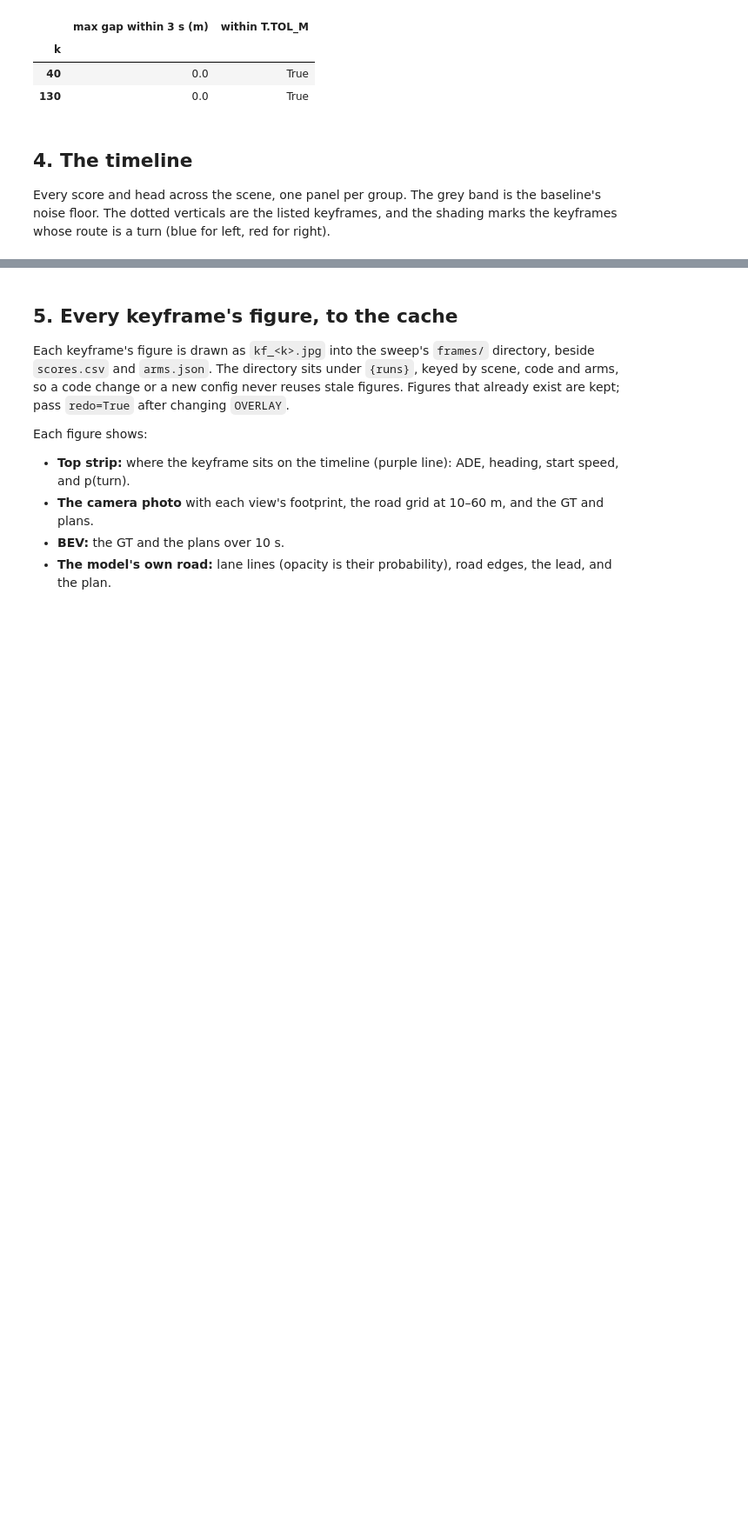
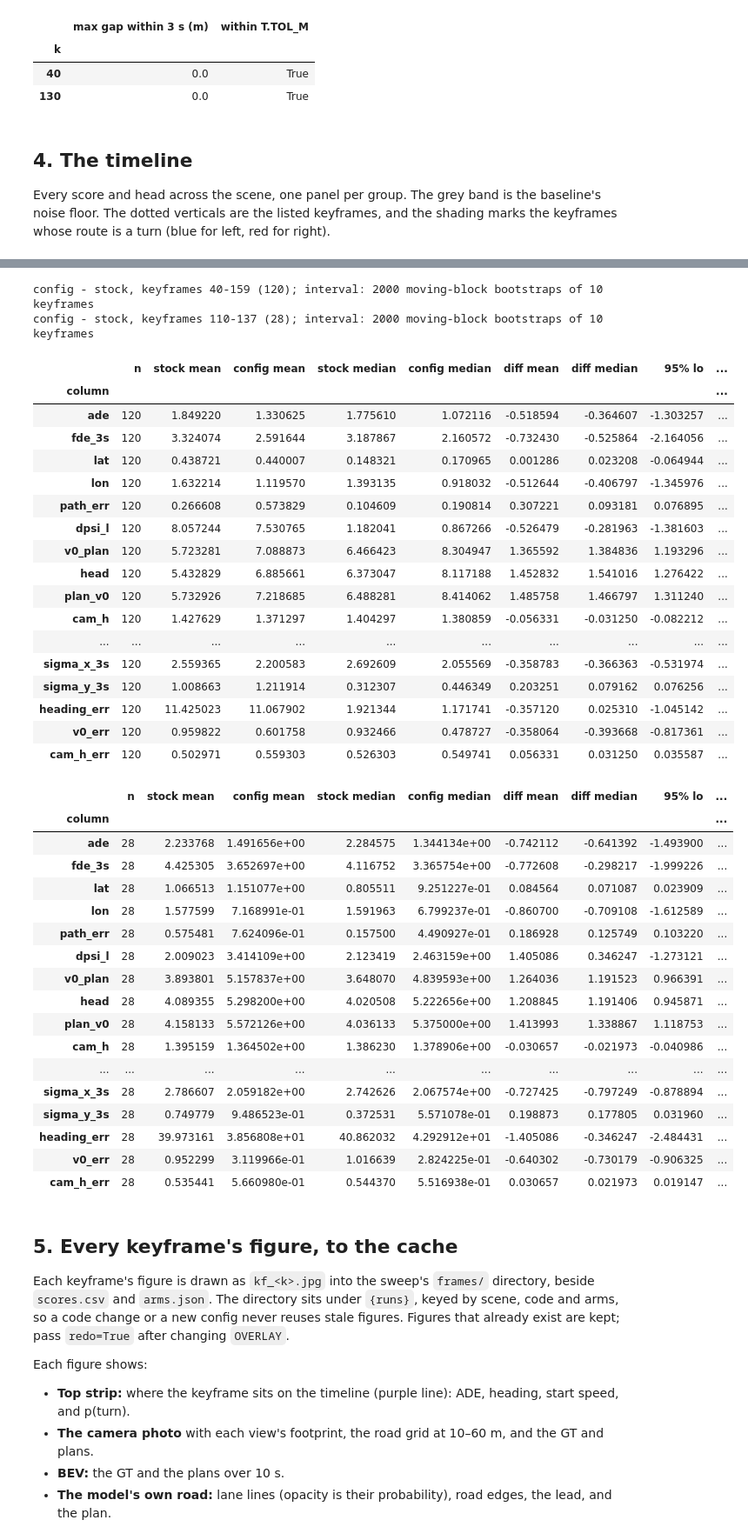
Before and after one commit to FastCodeAI/Paddock, a Jupyter notebook: tools/models/openpilot/analysis/openpilot_drv_supcombo_kitscenes_scene_sweep.ipynb, the cells around one changed output, grey strips where cells are left out. Shown at 87% size. Saved outputs shown, nothing was run; the diff lists cells and outputs as text; code cells hidden in the pictures; blank space fills up the shorter version.

```diff
--- a/tools/models/openpilot/analysis/openpilot_drv_supcombo_kitscenes_scene_sweep.ipynb
+++ b/tools/models/openpilot/analysis/openpilot_drv_supcombo_kitscenes_scene_sweep.ipynb
@@ -167,3 +244,46 @@ lab.timeline(CONFIG, AGAINST)
+# %%
+diffs = lab.compare(plotted)  # the whole scene
+diffs_turn = lab.compare(plotted, ks=slice(110, 137))  # the turn stock misses
+display(diffs, diffs_turn)
+# %% [output]
+config - stock, keyframes 40-159 (120); interval: 2000 moving-block bootstraps of 10 keyframes
+config - stock, keyframes 110-137 (28); interval: 2000 moving-block bootstraps of 10 keyframes
+|  | n | stock mean | config mean | stock median | config median | diff mean | diff median | 95% lo | ... |
+| column |  |  |  |  |  |  |  |  | ... |
+| ade | 120 | 1.849220 | 1.330625 | 1.775610 | 1.072116 | -0.518594 | -0.364607 | -1.303257 | ... |
+| fde_3s | 120 | 3.324074 | 2.591644 | 3.187867 | 2.160572 | -0.732430 | -0.525864 | -2.164056 | ... |
+| lat | 120 | 0.438721 | 0.440007 | 0.148321 | 0.170965 | 0.001286 | 0.023208 | -0.064944 | ... |
+| lon | 120 | 1.632214 | 1.119570 | 1.393135 | 0.918032 | -0.512644 | -0.406797 | -1.345976 | ... |
+| path_err | 120 | 0.266608 | 0.573829 | 0.104609 | 0.190814 | 0.307221 | 0.093181 | 0.076895 | ... |
+| dpsi_l | 120 | 8.057244 | 7.530765 | 1.182041 | 0.867266 | -0.526479 | -0.281963 | -1.381603 | ... |
+| v0_plan | 120 | 5.723281 | 7.088873 | 6.466423 | 8.304947 | 1.365592 | 1.384836 | 1.193296 | ... |
+| head | 120 | 5.432829 | 6.885661 | 6.373047 | 8.117188 | 1.452832 | 1.541016 | 1.276422 | ... |
+| plan_v0 | 120 | 5.732926 | 7.218685 | 6.488281 | 8.414062 | 1.485758 | 1.466797 | 1.311240 | ... |
+| cam_h | 120 | 1.427629 | 1.371297 | 1.404297 | 1.380859 | -0.056331 | -0.031250 | -0.082212 | ... |
+| ... | ... | ... | ... | ... | ... | ... | ... | ... | ... |
+| sigma_x_3s | 120 | 2.559365 | 2.200583 | 2.692609 | 2.055569 | -0.358783 | -0.366363 | -0.531974 | ... |
+| sigma_y_3s | 120 | 1.008663 | 1.211914 | 0.312307 | 0.446349 | 0.203251 | 0.079162 | 0.076256 | ... |
+| heading_err | 120 | 11.425023 | 11.067902 | 1.921344 | 1.171741 | -0.357120 | 0.025310 | -1.045142 | ... |
+| v0_err | 120 | 0.959822 | 0.601758 | 0.932466 | 0.478727 | -0.358064 | -0.393668 | -0.817361 | ... |
+| cam_h_err | 120 | 0.502971 | 0.559303 | 0.526303 | 0.549741 | 0.056331 | 0.031250 | 0.035587 | ... |
+|  | n | stock mean | config mean | stock median | config median | diff mean | diff median | 95% lo | ... |
+| column |  |  |  |  |  |  |  |  | ... |
+| ade | 28 | 2.233768 | 1.491656e+00 | 2.284575 | 1.344134e+00 | -0.742112 | -0.641392 | -1.493900 | ... |
+| fde_3s | 28 | 4.425305 | 3.652697e+00 | 4.116752 | 3.365754e+00 | -0.772608 | -0.298217 | -1.999226 | ... |
+| lat | 28 | 1.066513 | 1.151077e+00 | 0.805511 | 9.251227e-01 | 0.084564 | 0.071087 | 0.023909 | ... |
+| lon | 28 | 1.577599 | 7.168991e-01 | 1.591963 | 6.799237e-01 | -0.860700 | -0.709108 | -1.612589 | ... |
+| path_err | 28 | 0.575481 | 7.624096e-01 | 0.157500 | 4.490927e-01 | 0.186928 | 0.125749 | 0.103220 | ... |
+| dpsi_l | 28 | 2.009023 | 3.414109e+00 | 2.123419 | 2.463159e+00 | 1.405086 | 0.346247 | -1.273121 | ... |
+| v0_plan | 28 | 3.893801 | 5.157837e+00 | 3.648070 | 4.839593e+00 | 1.264036 | 1.191523 | 0.966391 | ... |
+| head | 28 | 4.089355 | 5.298200e+00 | 4.020508 | 5.222656e+00 | 1.208845 | 1.191406 | 0.945871 | ... |
+| plan_v0 | 28 | 4.158133 | 5.572126e+00 | 4.036133 | 5.375000e+00 | 1.413993 | 1.338867 | 1.118753 | ... |
+| cam_h | 28 | 1.395159 | 1.364502e+00 | 1.386230 | 1.378906e+00 | -0.030657 | -0.021973 | -0.040986 | ... |
+| ... | ... | ... | ... | ... | ... | ... | ... | ... | ... |
+| sigma_x_3s | 28 | 2.786607 | 2.059182e+00 | 2.742626 | 2.067574e+00 | -0.727425 | -0.797249 | -0.878894 | ... |
+| sigma_y_3s | 28 | 0.749779 | 9.486523e-01 | 0.372531 | 5.571078e-01 | 0.198873 | 0.177805 | 0.031960 | ... |
+| heading_err | 28 | 39.973161 | 3.856808e+01 | 40.862032 | 4.292912e+01 | -1.405086 | -0.346247 | -2.484431 | ... |
+| v0_err | 28 | 0.952299 | 3.119966e-01 | 1.016639 | 2.824225e-01 | -0.640302 | -0.730179 | -0.906325 | ... |
+| cam_h_err | 28 | 0.535441 | 5.660980e-01 | 0.544370 | 5.516938e-01 | 0.030657 | 0.021973 | 0.019147 | ... |
 # %% [markdown]
 ## 5. Every keyframe's figure, to the cache
 
```
Also changed, not shown: parts of 9 cells of this notebook, 3 other files.
